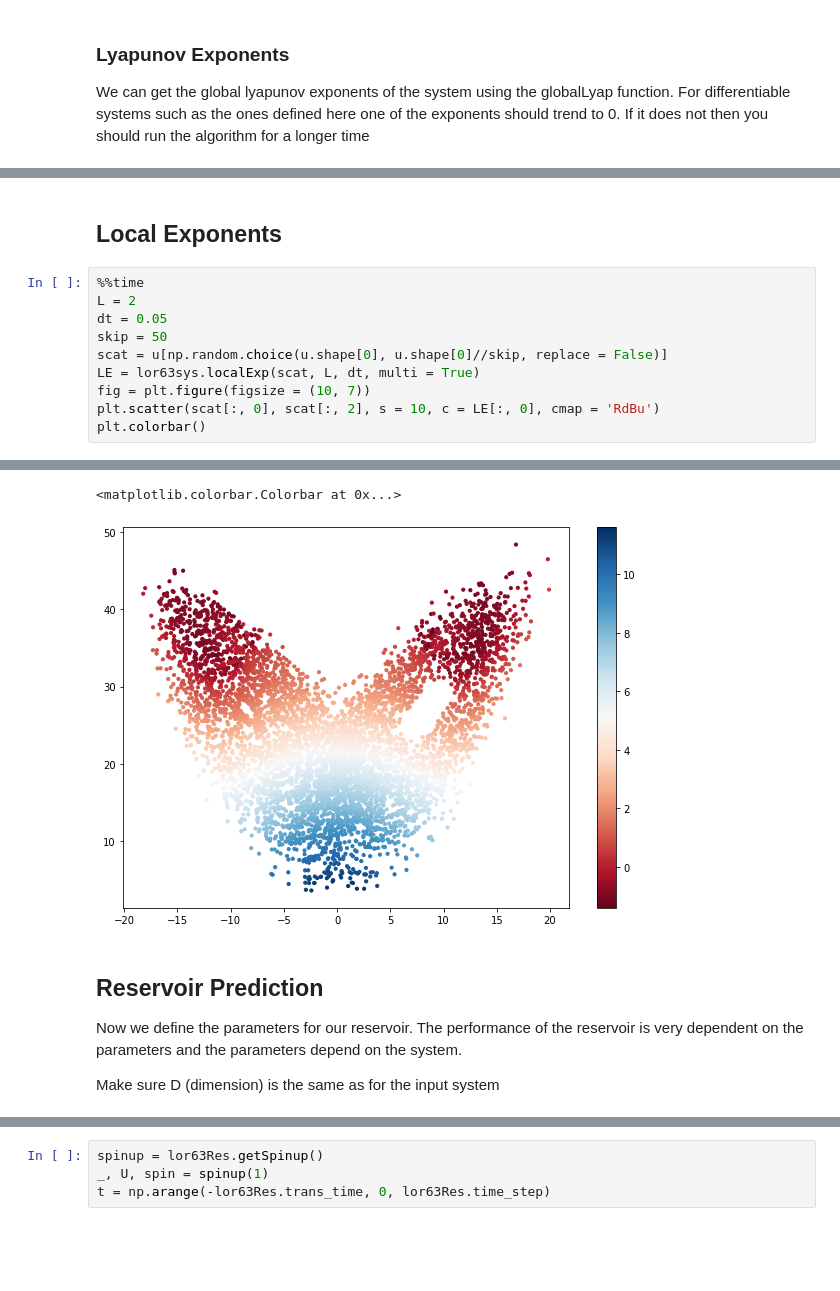
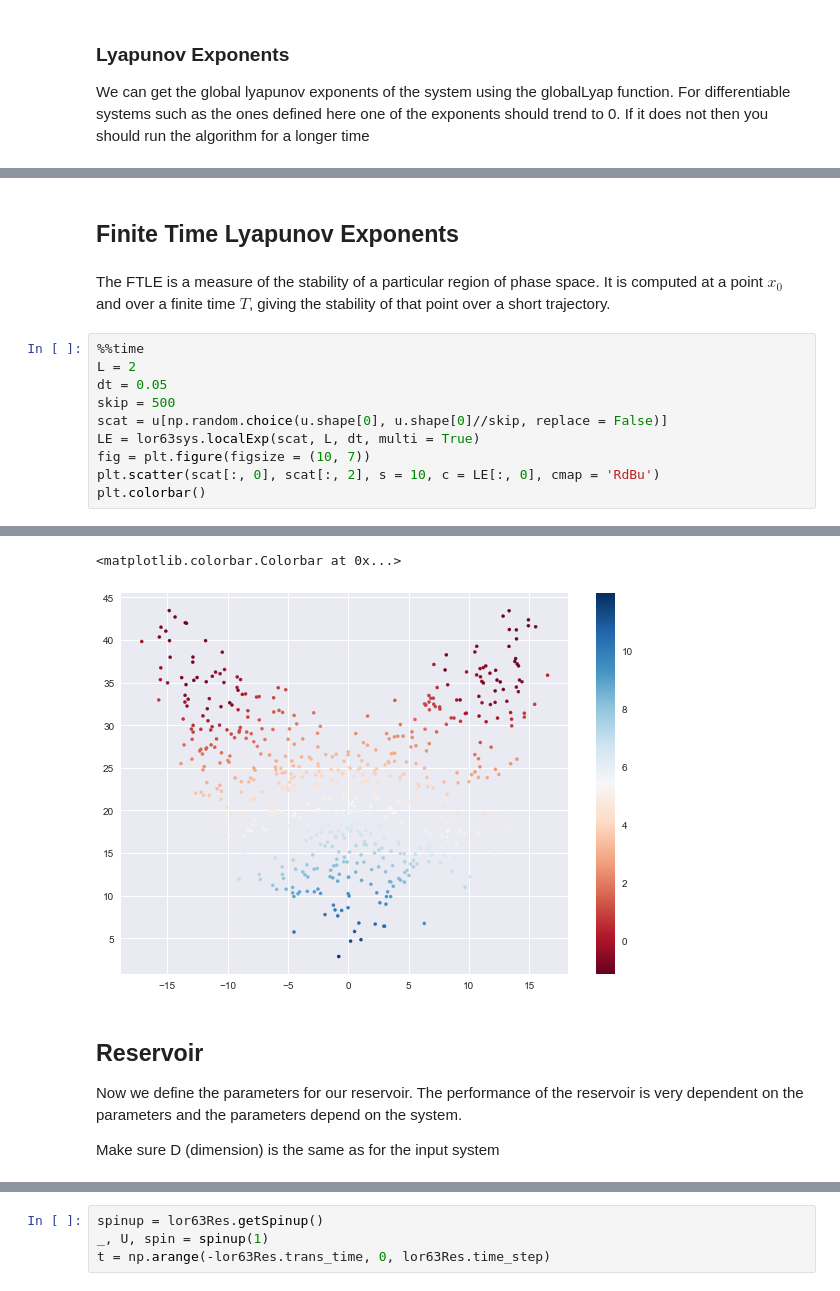
Before and after one commit to japlatt/reservoir, a Jupyter notebook: examples/Example_Lorenz_63.ipynb, the cells around one changed output, grey strips where cells are left out. Cells and saved outputs as stored; diff of their text form; blank space fills up the shorter version.

```diff
--- a/examples/Example_Lorenz_63.ipynb
+++ b/examples/Example_Lorenz_63.ipynb
@@ -107,10 +106,12 @@ lor63sys.getKYDim()
 # %% [markdown]
-## Local Exponents
+## Finite Time Lyapunov Exponents
+# %% [markdown]
+The FTLE is a measure of the stability of a particular region of phase space.  It is computed at a point $x_0$ and over a finite time $T$, giving the stability of that point over a short trajectory.
 # %%
 %%time
 L = 2
 dt = 0.05
-skip = 50
+skip = 500
 scat = u[np.random.choice(u.shape[0], u.shape[0]//skip, replace = False)]
 LE = lor63sys.localExp(scat, L, dt, multi = True)
 fig = plt.figure(figsize = (10, 7))
@@ -122,7 +123,7 @@ Wall time: 2min 44s
 <matplotlib.colorbar.Colorbar at 0x...>
-[figure, old version]
+[figure, new version]
 # %% [markdown]
-## Reservoir Prediction
+## Reservoir
 
 Now we define the parameters for our reservoir.  The performance of the reservoir is very dependent on the parameters and the parameters depend on the system.
 
```
Also changed, not shown: parts of 26 cells of this notebook, 2 other files.
